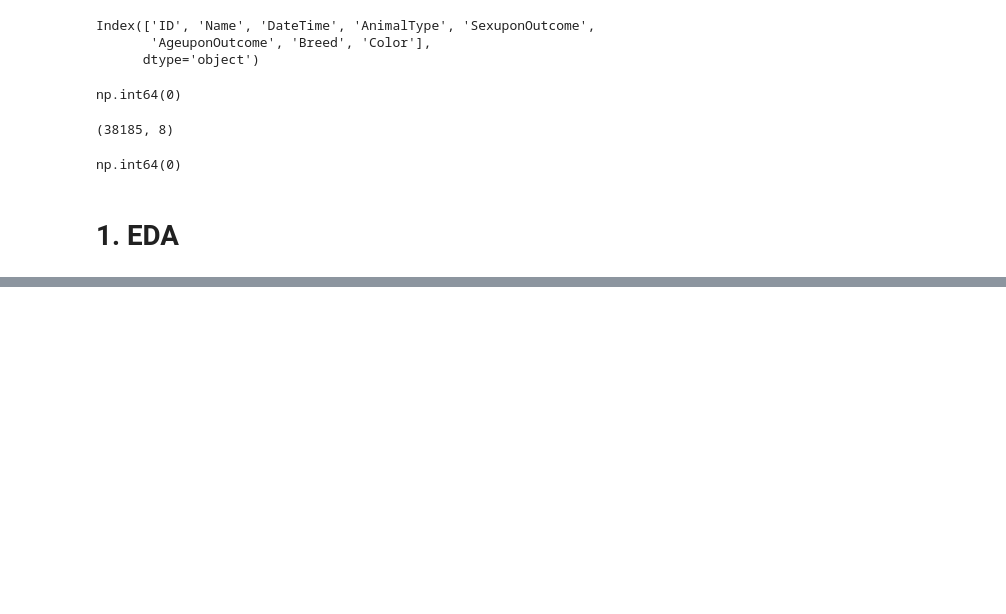
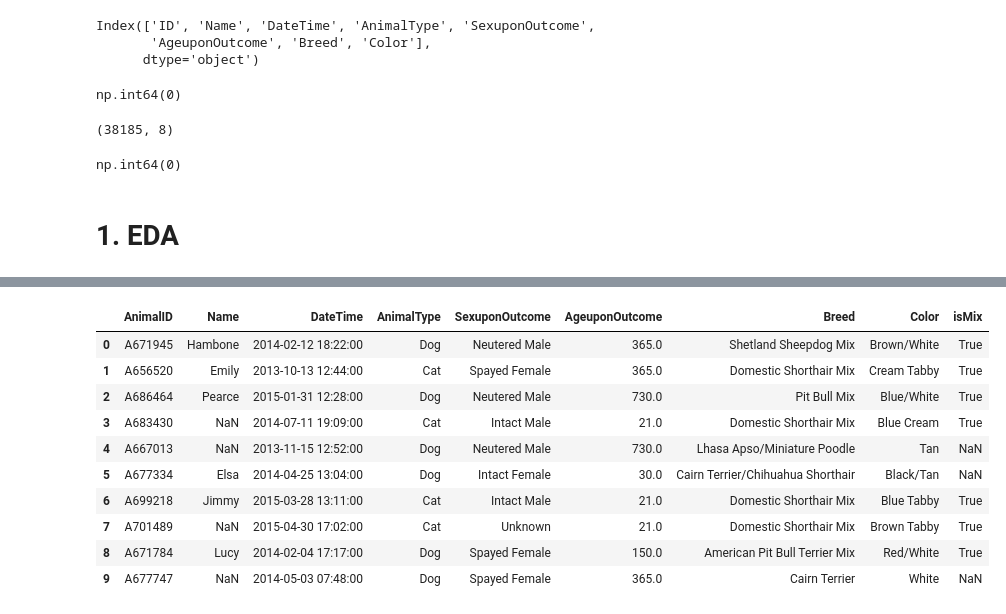
Before and after one commit to rtezen23/shelter_animal_outcomes, a Jupyter notebook: main.ipynb, the cells around one changed output, grey strips where cells are left out. Saved outputs shown, nothing was run; the diff lists cells and outputs as text; code cells hidden in the pictures; blank space fills up the shorter version.

```diff
--- a/main.ipynb
+++ b/main.ipynb
@@ -134,0 +153,4 @@ df.sample(10)
+# %%
+# convert datetime column from object to datetime
+df['DateTime'] = pd.to_datetime(df['DateTime'], errors='raise')
+df['DateTime']
@@ -134,0 +191,16 @@ df.sample(10)
+# %%
+def standarize_age(age):
+    if pd.isna(age):
+        return None
+
+    value, period = age.strip().split()
+    value = int(value)
+
+    if 'week' in period:
+        return value * 7
+    elif 'month' in period:
+        return value * 30
+    elif 'year' in period:
+        return value * 365
+    else:
+        return None
@@ -134,0 +239,2 @@ df.sample(10)
+# %%
+df['AgeuponOutcome'] = df['AgeuponOutcome'].apply(standarize_age)
@@ -134,0 +334,16 @@ df.sample(10)
+# %%
+df.loc[df['Breed'].str.contains('Mix'), 'isMix'] = True
+# %%
+df.head(10)
+# %% [output]
+|  | AnimalID | Name | DateTime | AnimalType | SexuponOutcome | AgeuponOutcome | Breed | Color | isMix |
+| 0 | A671945 | Hambone | 2014-02-12 18:22:00 | Dog | Neutered Male | 365.0 | Shetland Sheepdog Mix | Brown/White | True |
+| 1 | A656520 | Emily | 2013-10-13 12:44:00 | Cat | Spayed Female | 365.0 | Domestic Shorthair Mix | Cream Tabby | True |
+| 2 | A686464 | Pearce | 2015-01-31 12:28:00 | Dog | Neutered Male | 730.0 | Pit Bull Mix | Blue/White | True |
+| 3 | A683430 | NaN | 2014-07-11 19:09:00 | Cat | Intact Male | 21.0 | Domestic Shorthair Mix | Blue Cream | True |
+| 4 | A667013 | NaN | 2013-11-15 12:52:00 | Dog | Neutered Male | 730.0 | Lhasa Apso/Miniature Poodle | Tan | NaN |
+| 5 | A677334 | Elsa | 2014-04-25 13:04:00 | Dog | Intact Female | 30.0 | Cairn Terrier/Chihuahua Shorthair | Black/Tan | NaN |
+| 6 | A699218 | Jimmy | 2015-03-28 13:11:00 | Cat | Intact Male | 21.0 | Domestic Shorthair Mix | Blue Tabby | True |
+| 7 | A701489 | NaN | 2015-04-30 17:02:00 | Cat | Unknown | 21.0 | Domestic Shorthair Mix | Brown Tabby | True |
+| 8 | A671784 | Lucy | 2014-02-04 17:17:00 | Dog | Spayed Female | 150.0 | American Pit Bull Terrier Mix | Red/White | True |
+| 9 | A677747 | NaN | 2014-05-03 07:48:00 | Dog | Spayed Female | 365.0 | Cairn Terrier | White | NaN |
```
Also changed, not shown: parts of 49 cells of this notebook.
